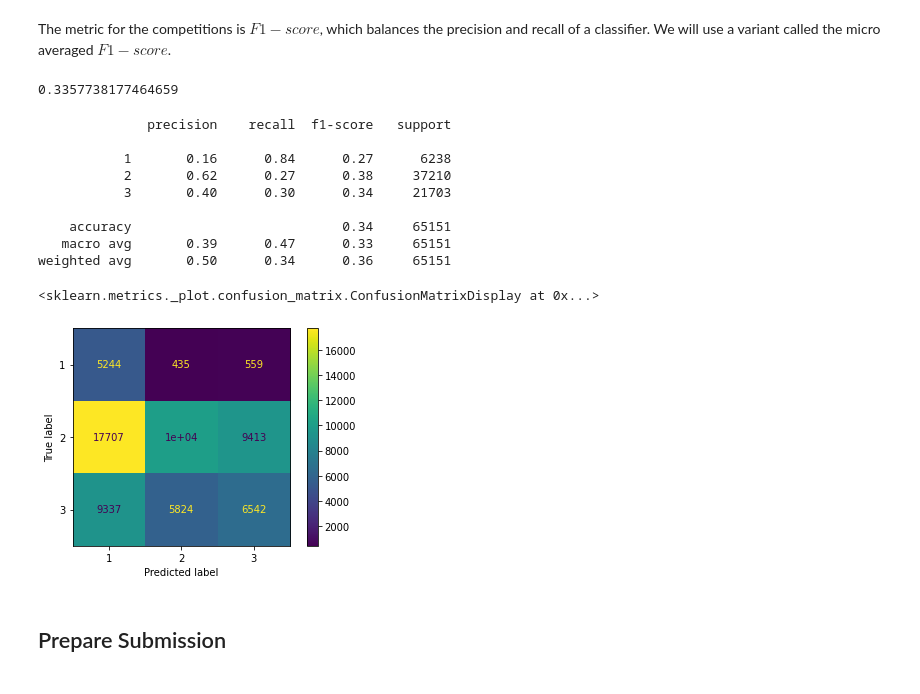
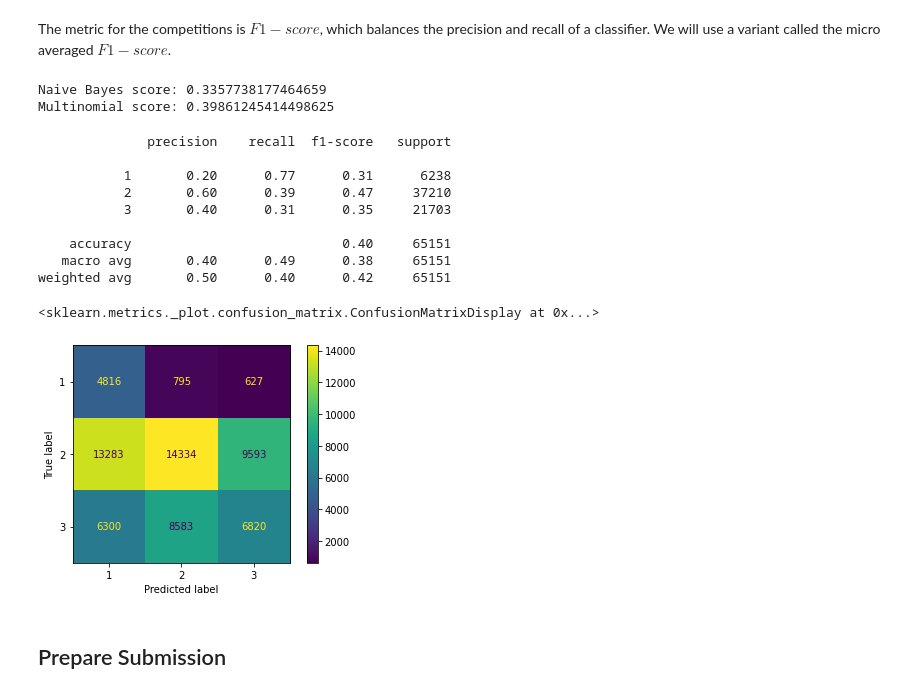
Before and after one commit to JavierVillarAsensio/Supervised_Learning-MachineLearningTechniques, a Jupyter notebook: Richter_Prediction.ipynb, the cells around one changed output. Saved outputs shown, nothing was run; the diff lists cells and outputs as text; code cells hidden in the pictures.

Commit message:
multinomialNB. Grid search and cross validation

```diff
--- a/Richter_Prediction.ipynb
+++ b/Richter_Prediction.ipynb
@@ -194,34 +196,48 @@ y_model = model.predict(X_test)
+# %%
+from sklearn.naive_bayes import MultinomialNB
+from sklearn.model_selection import GridSearchCV
+model = MultinomialNB()
+param={'alpha': [0.00001, 0.0001, 0.001, 0.1, 1, 10, 100,1000]}
+clf=GridSearchCV(model,param,scoring="f1_micro",cv=10,return_train_score=True)
+
+clf.fit(X_train, y_train)
+y_model_mn = clf.predict(X_test)
 # %% [markdown]
 **Preevaluation**
 # %% [markdown]
 The metric for the competitions is $F1-score$, which balances the precision and recall of a classifier. We will use a variant called the micro averaged  $F1-score$.
 # %%
 from sklearn.metrics import f1_score
-f1_score(y_test, y_model, average='micro')
+nb_score = f1_score(y_test, y_model, average='micro')
+mn_score = f1_score(y_test, y_model_mn, average='micro')
+
+print(f"Naive Bayes score: {nb_score}")
+print(f"Multinomial score: {mn_score}")
 # %% [output]
-0.3357738177464659
+Naive Bayes score: 0.3357738177464659
+Multinomial score: 0.39861245414498625
 # %%
 from sklearn.metrics import classification_report
-print(classification_report(y_test, y_model, labels=model.classes_))
+print(classification_report(y_test, y_model_mn, labels=clf.classes_))
 # %% [output]
               precision    recall  f1-score   support
 
-           1       0.16      0.84      0.27      6238
-           2       0.62      0.27      0.38     37210
-           3       0.40      0.30      0.34     21703
+           1       0.20      0.77      0.31      6238
+           2       0.60      0.39      0.47     37210
+           3       0.40      0.31      0.35     21703
 
-    accuracy                           0.34     65151
-   macro avg       0.39      0.47      0.33     65151
-weighted avg       0.50      0.34      0.36     65151
+    accuracy                           0.40     65151
+   macro avg       0.40      0.49      0.38     65151
+weighted avg       0.50      0.40      0.42     65151
 # %%
 import matplotlib.pyplot as plt
 from sklearn.metrics import confusion_matrix, ConfusionMatrixDisplay
-cm = confusion_matrix(y_test, y_model, labels=model.classes_)
-disp = ConfusionMatrixDisplay(confusion_matrix=cm, display_labels=model.classes_)
+cm = confusion_matrix(y_test, y_model_mn, labels=clf.classes_)
+disp = ConfusionMatrixDisplay(confusion_matrix=cm, display_labels=clf.classes_)
 disp.plot()
 # %% [output]
 <sklearn.metrics._plot.confusion_matrix.ConfusionMatrixDisplay at 0x...>
-[figure, old version]
+[figure, new version]
 # %% [markdown]
 ## Prepare Submission
 # %% [markdown]
```
Also changed, not shown: parts of 6 cells of this notebook.
